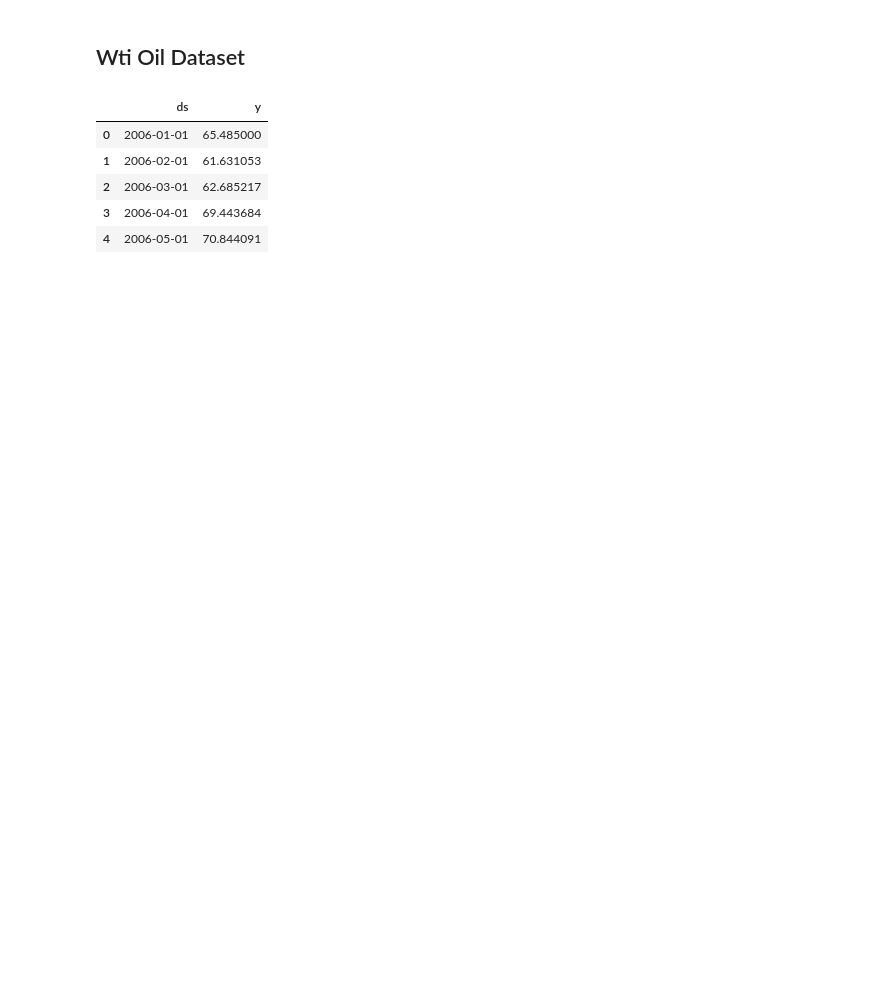
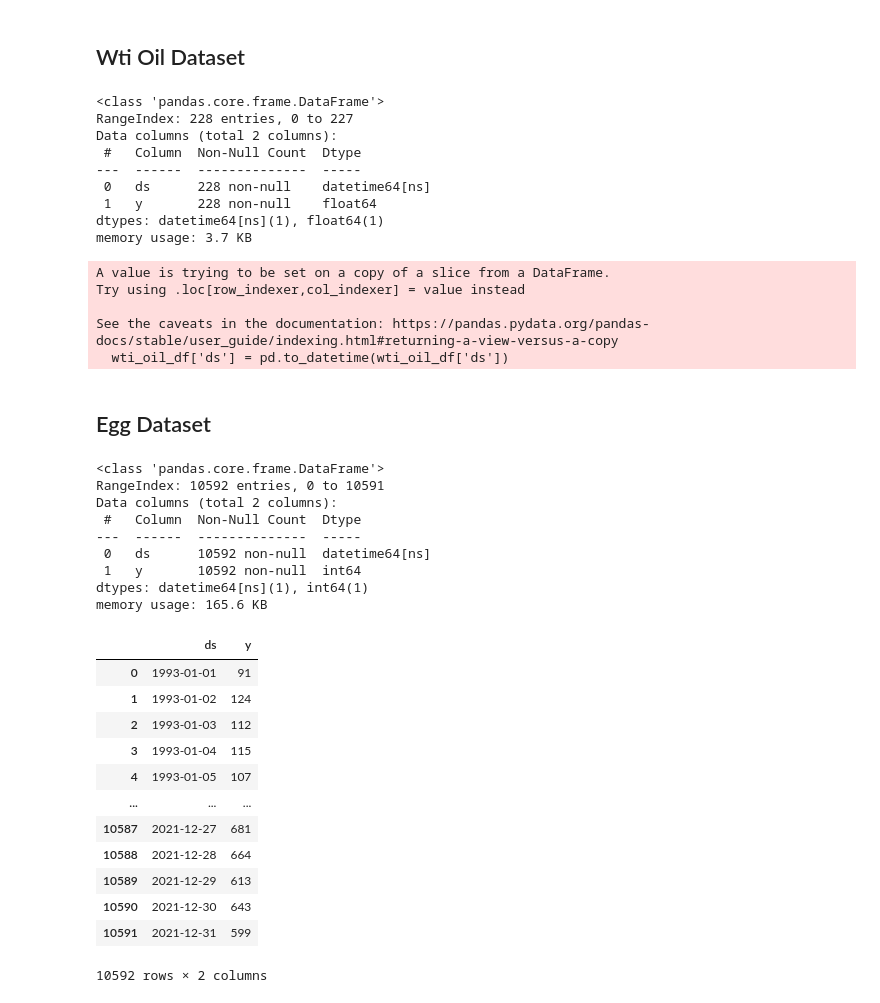
Before and after one commit to rafabarros95/Time-Series-Forecasting, a Jupyter notebook: datagetter.ipynb, the cells around one changed output. Cells and saved outputs as stored; diff of their text form; code cells hidden in the pictures; blank space fills up the shorter version.

```diff
--- a/datagetter.ipynb
+++ b/datagetter.ipynb
@@ -3,7 +3,7 @@
 # %%
 from sktime.datasets import load_tsf_to_dataframe
 import pandas as pd
-def load_dataset(file_path):
+def load_dataset(file_path, delimiter=';'):
     """
     Load dataset based on file extension.
     .tsf files use sktime loader, others use pandas.
@@ -11,10 +11,10 @@ def load_dataset(file_path):
     if file_path.endswith('.tsf'):
         return load_tsf_to_dataframe(file_path)
     else:
-        return pd.read_csv(file_path)
+        return pd.read_csv(file_path, delimiter=delimiter)
 # %%
 dataset_path = './data/'
-dataset_names = ['australian_electricity_demand_dataset.tsf','saugeenday_dataset.tsf', 'wti_oil_dataset.csv', 'train_egg_sales.csv', 'test_egg_sales.csv']
+dataset_names = ['australian_electricity_demand_dataset.tsf','saugeenday_dataset.tsf', 'wti_oil_dataset.csv', 'train_egg_sales.csv']
 # %% [markdown]
 ## Australien Electricity Dateset
 # %%
@@ -55,14 +58,54 @@ saugeenday_df = saugeenday_dataset[['ds', 'y']]
 # %% [markdown]
 ## Wti Oil Dataset
 # %%
-wti_oil_dataset = load_dataset(dataset_path + dataset_names[2])
+wti_oil_dataset = load_dataset(dataset_path + dataset_names[2], delimiter=',')
 wti_oil_dataset = wti_oil_dataset.rename(columns={'date': 'ds', 'wti': 'y'})
 wti_oil_df = wti_oil_dataset[['ds', 'y']]
-wti_oil_df.head()
+wti_oil_df['ds'] = pd.to_datetime(wti_oil_df['ds'])
+wti_oil_df.info()
 # %% [output]
-|  | ds | y |
-| 0 | 2006-01-01 | 65.485000 |
-| 1 | 2006-02-01 | 61.631053 |
-| 2 | 2006-03-01 | 62.685217 |
-| 3 | 2006-04-01 | 69.443684 |
-| 4 | 2006-05-01 | 70.844091 |
+<class 'pandas.core.frame.DataFrame'>
+RangeIndex: 228 entries, 0 to 227
+Data columns (total 2 columns):
+ #   Column  Non-Null Count  Dtype
+---  ------  --------------  -----
+ 0   ds      228 non-null    datetime64[ns]
+ 1   y       228 non-null    float64
+dtypes: datetime64[ns](1), float64(1)
+memory usage: 3.7 KB
+A value is trying to be set on a copy of a slice from a DataFrame.
+Try using .loc[row_indexer,col_indexer] = value instead
+
+See the caveats in the documentation: https://pandas.pydata.org/pandas-docs/stable/user_guide/indexing.html#returning-a-view-versus-a-copy
+  wti_oil_df['ds'] = pd.to_datetime(wti_oil_df['ds'])
+# %% [markdown]
+## Egg Dataset
+# %%
+egg_sales_dataset = load_dataset(dataset_path + '/egg_sales/' + dataset_names[3])
+egg_sales_df = egg_sales_dataset.rename(columns={'Egg Sales': 'y', 'Date': 'ds'})
+egg_sales_df['ds'] = pd.to_datetime(egg_sales_df['ds'])
+egg_sales_df.info()
+egg_sales_df
+# %% [output]
+<class 'pandas.core.frame.DataFrame'>
+RangeIndex: 10592 entries, 0 to 10591
+Data columns (total 2 columns):
+ #   Column  Non-Null Count  Dtype
+---  ------  --------------  -----
+ 0   ds      10592 non-null  datetime64[ns]
+ 1   y       10592 non-null  int64
+dtypes: datetime64[ns](1), int64(1)
+memory usage: 165.6 KB
+|  | ds | y |
+| 0 | 1993-01-01 | 91 |
+| 1 | 1993-01-02 | 124 |
+| 2 | 1993-01-03 | 112 |
+| 3 | 1993-01-04 | 115 |
+| 4 | 1993-01-05 | 107 |
+| ... | ... | ... |
+| 10587 | 2021-12-27 | 681 |
+| 10588 | 2021-12-28 | 664 |
+| 10589 | 2021-12-29 | 613 |
+| 10590 | 2021-12-30 | 643 |
+| 10591 | 2021-12-31 | 599 |
+10592 rows × 2 columns
```
Also changed, not shown: parts of 6 cells of this notebook.
